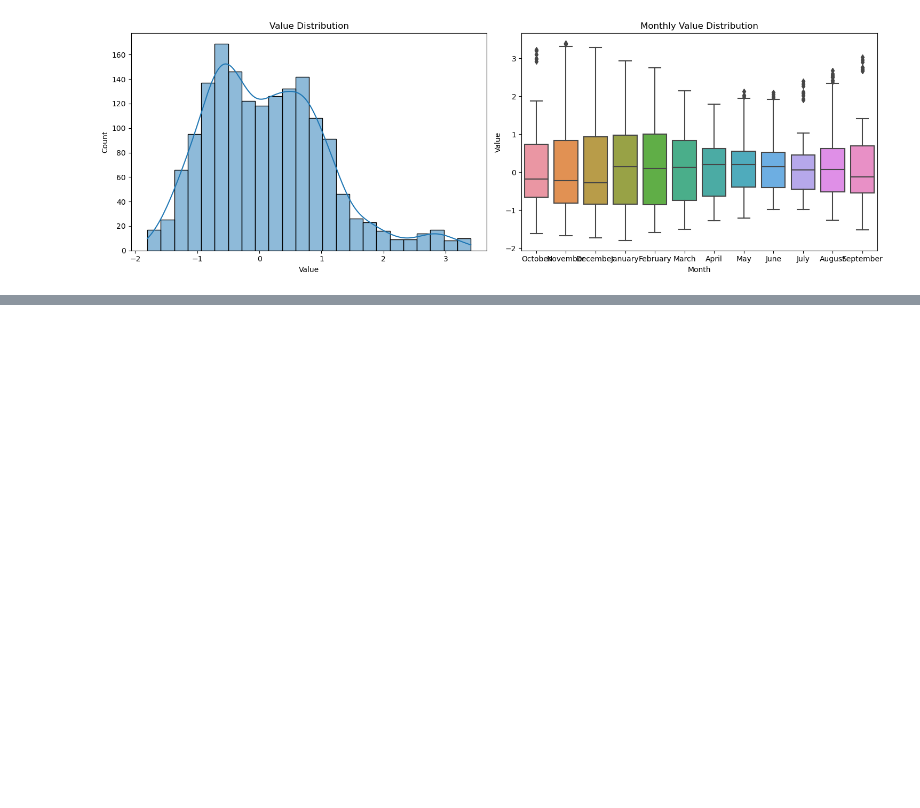
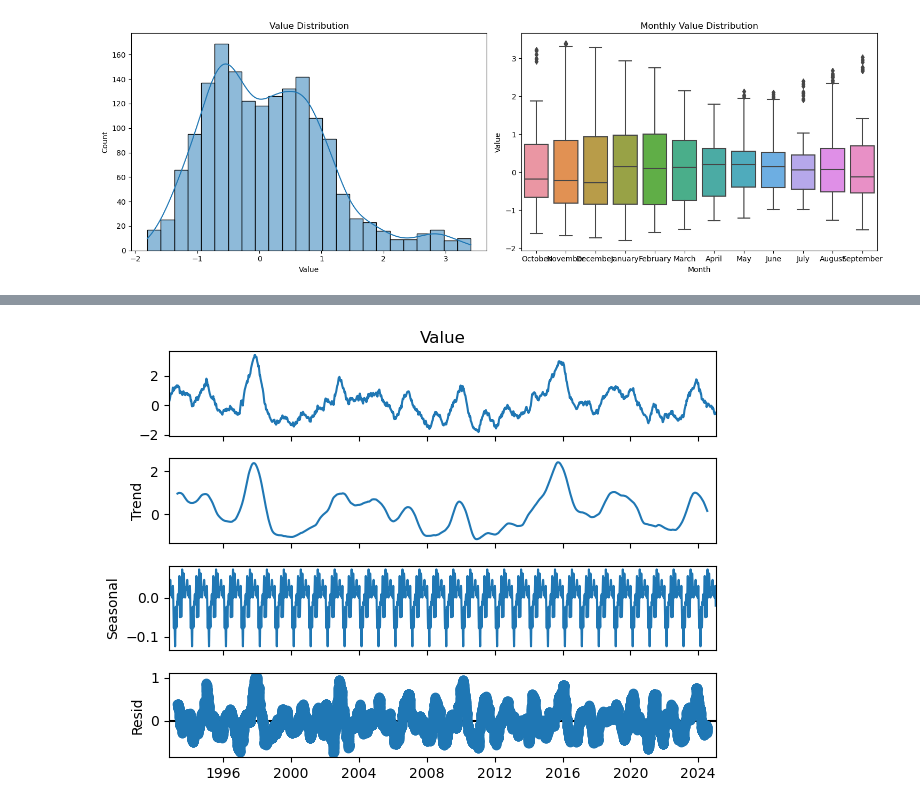
Before and after one commit to shrijacked/Coral-Reef-Bleaching-Prediction, a Jupyter notebook: data_analysis_individual/data_analysis_enso_conv.ipynb, the cells around one changed output, grey strips where cells are left out. Cells and saved outputs as stored; diff of their text form; code cells hidden in the pictures; blank space fills up the shorter version.

```diff
--- a/data_analysis_individual/data_analysis_enso_conv.ipynb
+++ b/data_analysis_individual/data_analysis_enso_conv.ipynb
@@ -64,0 +107,9 @@ plt.show()
+# %%
+# 5. Advanced Time Series Analysis
+# Decomposition with 365-day period
+result = seasonal_decompose(df['Value'].interpolate(), model='additive', period=365)
+result.plot()
+plt.tight_layout()
+plt.show()
+# %% [output]
+[figure, added]
```
Also changed, not shown: parts of 7 cells of this notebook.
